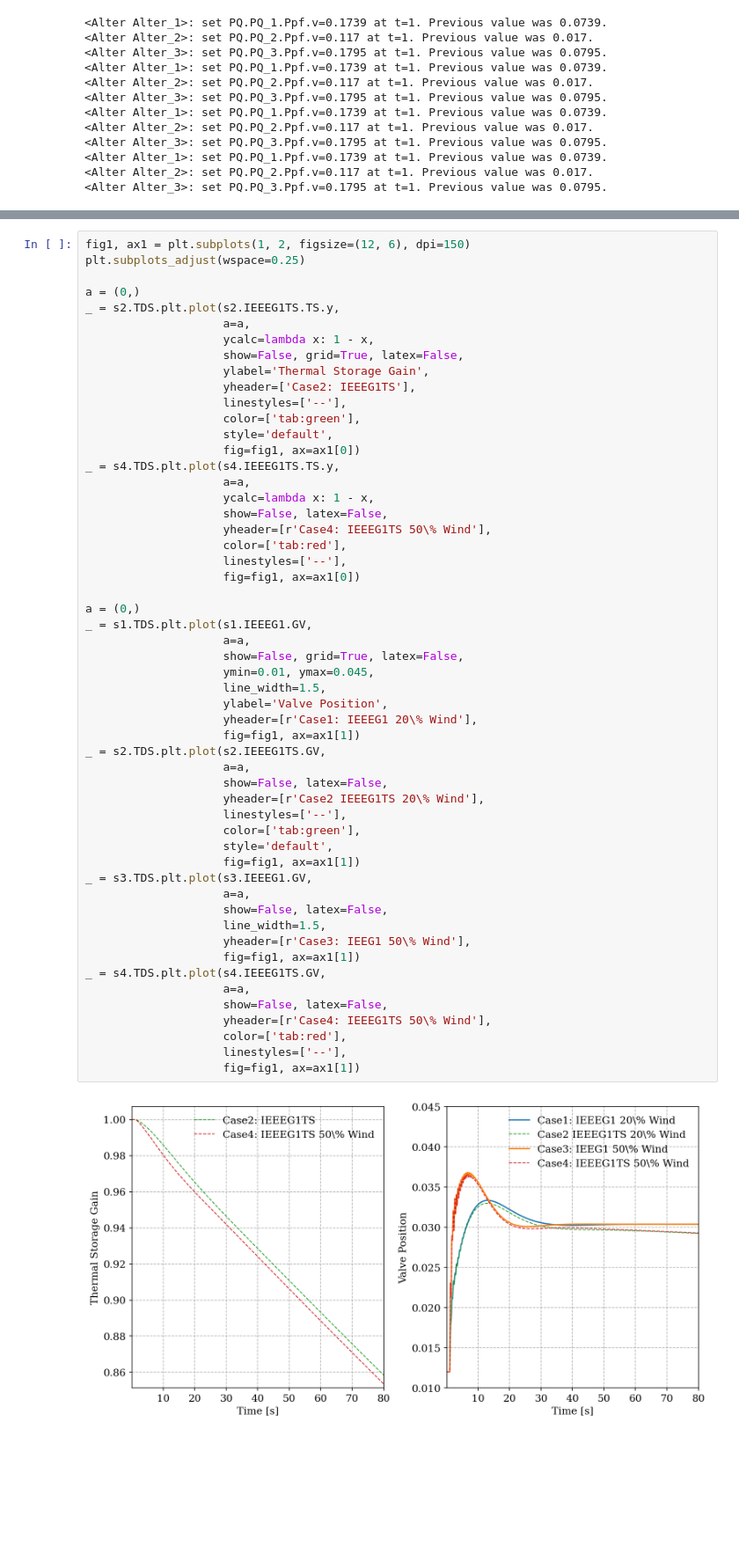
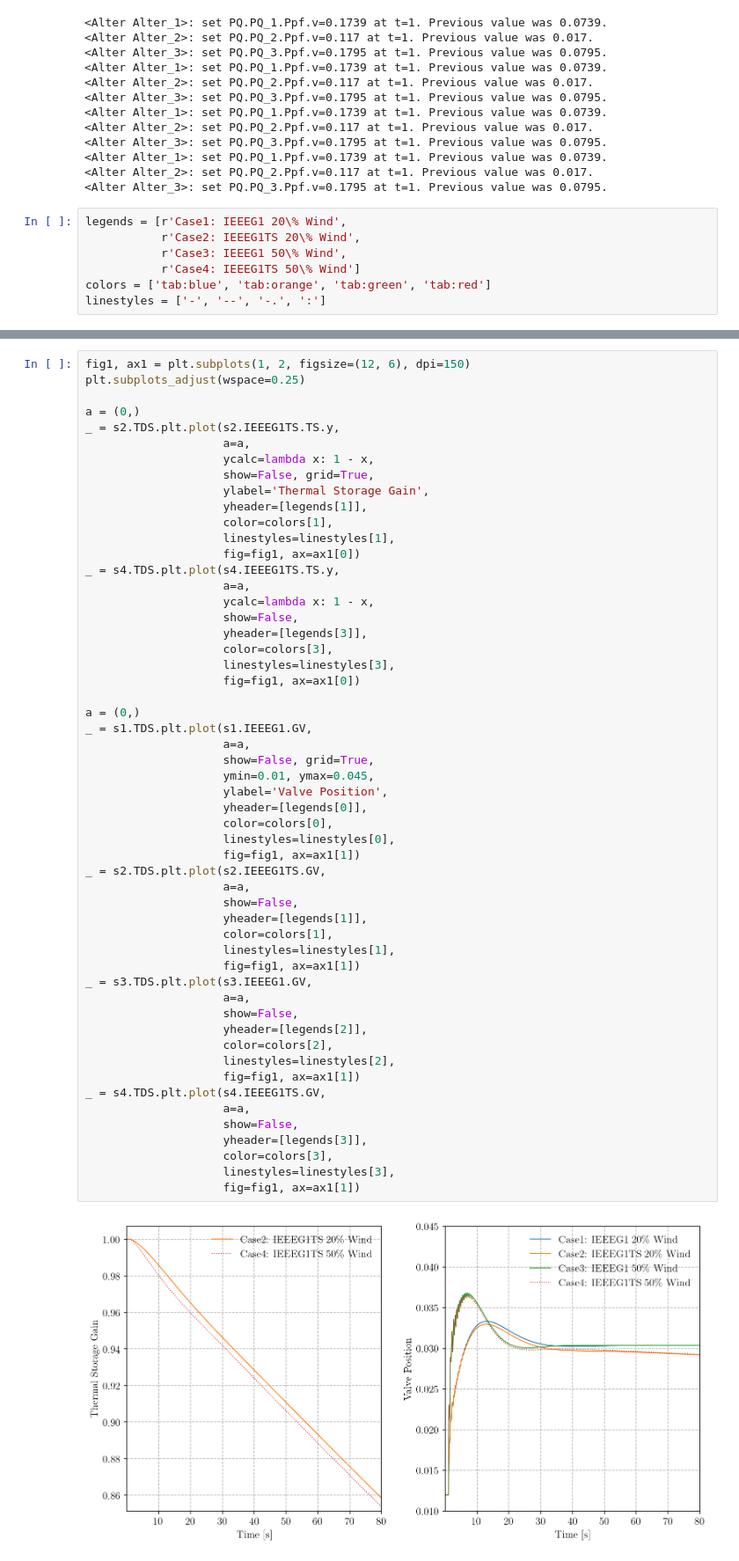
Before and after one commit to jinningwang/thermal_inertia, a Jupyter notebook: CaseStudy.ipynb, the cells around one changed output, grey strips where cells are left out. Shown: that part at 88% size. Drawn from its saved outputs; the diff is of its cells as text; blank space fills up the shorter version.

Commit message:
Rerun CaseStudy

```diff
--- a/CaseStudy.ipynb
+++ b/CaseStudy.ipynb
@@ -136,3 +136,10 @@ for ss in [s1, s2, s3, s4]:
 <Alter Alter_1>: set PQ.PQ_1.Ppf.v=0.1739 at t=1. Previous value was 0.0739.
 <Alter Alter_2>: set PQ.PQ_2.Ppf.v=0.117 at t=1. Previous value was 0.017.
 <Alter Alter_3>: set PQ.PQ_3.Ppf.v=0.1795 at t=1. Previous value was 0.0795.
+# %%
+legends = [r'Case1: IEEEG1 20\% Wind',
+           r'Case2: IEEEG1TS 20\% Wind',
+           r'Case3: IEEEG1 50\% Wind',
+           r'Case4: IEEEG1TS 50\% Wind']
+colors = ['tab:blue', 'tab:orange', 'tab:green', 'tab:red']
+linestyles = ['-', '--', '-.', ':']
@@ -216,55 +307,55 @@ _ = s4.TDS.plt.plot(s4.IEEEG1TS.pout,
 fig1, ax1 = plt.subplots(1, 2, figsize=(12, 6), dpi=150)
 plt.subplots_adjust(wspace=0.25)
 
 a = (0,)
 _ = s2.TDS.plt.plot(s2.IEEEG1TS.TS.y,
                     a=a,
                     ycalc=lambda x: 1 - x,
-                    show=False, grid=True, latex=False,
+                    show=False, grid=True,
                     ylabel='Thermal Storage Gain',
-                    yheader=['Case2: IEEEG1TS'],
-                    linestyles=['--'],
-                    color=['tab:green'],
-                    style='default',
+                    yheader=[legends[1]],
+                    color=colors[1],
+                    linestyles=linestyles[1],
                     fig=fig1, ax=ax1[0])
 _ = s4.TDS.plt.plot(s4.IEEEG1TS.TS.y,
                     a=a,
                     ycalc=lambda x: 1 - x,
-                    show=False, latex=False,
-                    yheader=[r'Case4: IEEEG1TS 50\% Wind'],
-                    color=['tab:red'],
-                    linestyles=['--'],
+                    show=False,
+                    yheader=[legends[3]],
+                    color=colors[3],
+                    linestyles=linestyles[3],
                     fig=fig1, ax=ax1[0])
 
 a = (0,)
 _ = s1.TDS.plt.plot(s1.IEEEG1.GV,
                     a=a,
-                    show=False, grid=True, latex=False,
+                    show=False, grid=True,
                     ymin=0.01, ymax=0.045,
-                    line_width=1.5,
                     ylabel='Valve Position',
-                    yheader=[r'Case1: IEEEG1 20\% Wind'],
+                    yheader=[legends[0]],
+                    color=colors[0],
+                    linestyles=linestyles[0],
                     fig=fig1, ax=ax1[1])
 _ = s2.TDS.plt.plot(s2.IEEEG1TS.GV,
                     a=a,
-                    show=False, latex=False,
-                    yheader=[r'Case2 IEEEG1TS 20\% Wind'],
-                    linestyles=['--'],
-                    color=['tab:green'],
-                    style='default',
+                    show=False,
+                    yheader=[legends[1]],
+                    color=colors[1],
+                    linestyles=linestyles[1],
                     fig=fig1, ax=ax1[1])
 _ = s3.TDS.plt.plot(s3.IEEEG1.GV,
                     a=a,
-                    show=False, latex=False,
-                    line_width=1.5,
-                    yheader=[r'Case3: IEEG1 50\% Wind'],
+                    show=False,
+                    yheader=[legends[2]],
+                    color=colors[2],
+                    linestyles=linestyles[2],
                     fig=fig1, ax=ax1[1])
 _ = s4.TDS.plt.plot(s4.IEEEG1TS.GV,
                     a=a,
-                    show=False, latex=False,
-                    yheader=[r'Case4: IEEEG1TS 50\% Wind'],
-                    color=['tab:red'],
-                    linestyles=['--'],
+                    show=False,
+                    yheader=[legends[3]],
+                    color=colors[3],
+                    linestyles=linestyles[3],
                     fig=fig1, ax=ax1[1])
 # %% [output]
-[figure, old version]
+[figure, new version]
```
Also changed, not shown: parts of 3 cells of this notebook.
